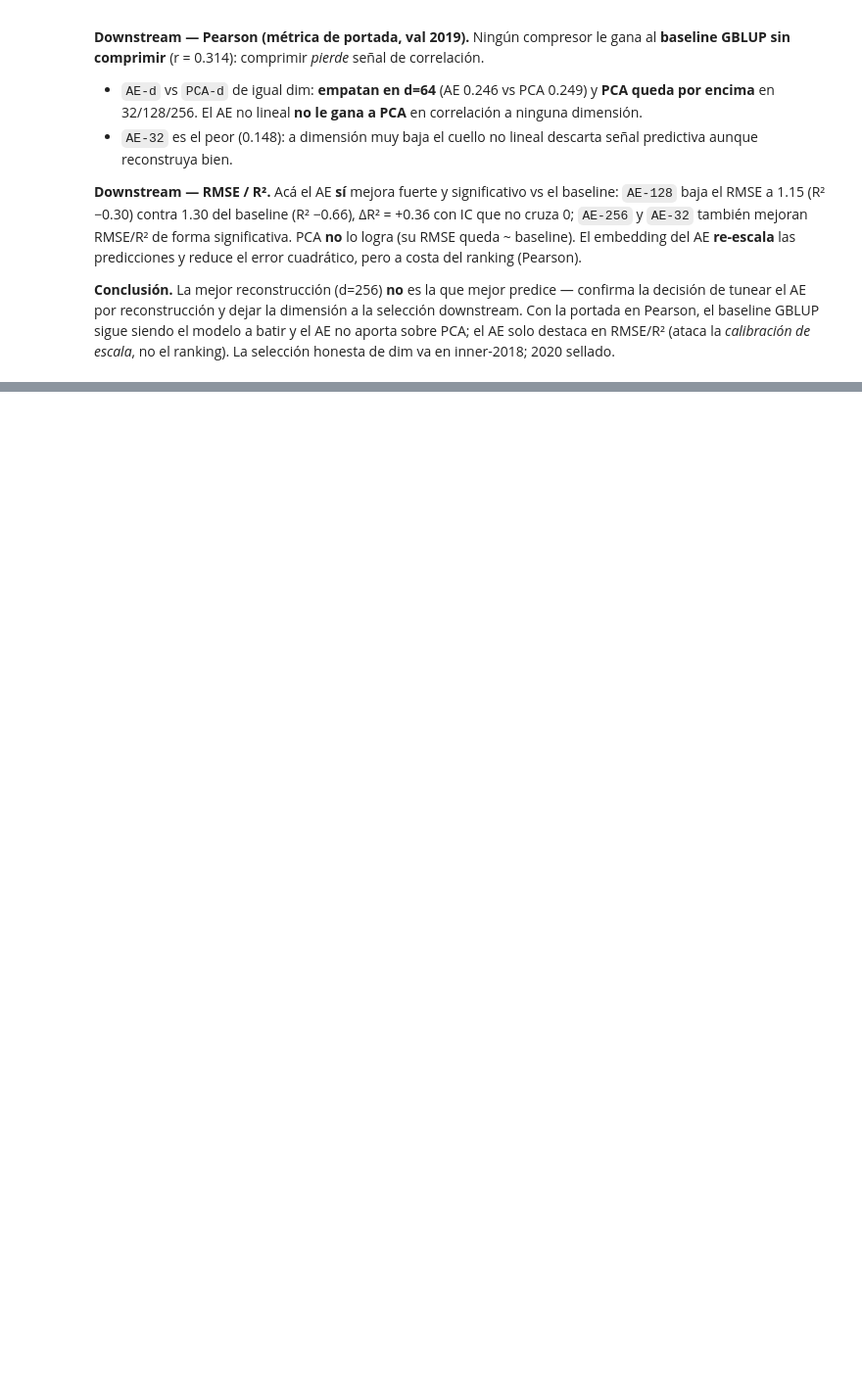
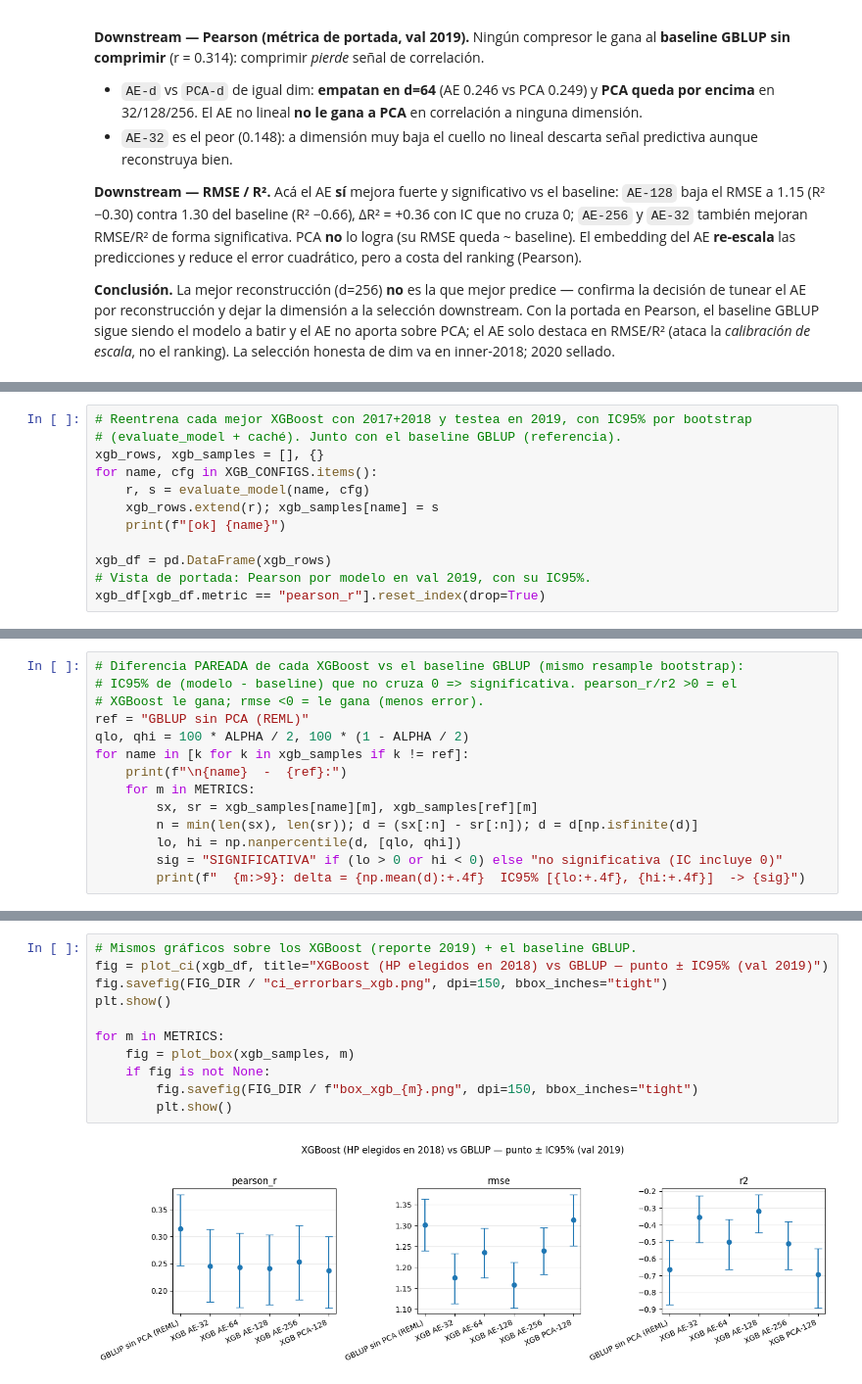
Before and after one commit to octavioromagnoli/maze-genomic-pred, a Jupyter notebook: notebooks/comparar_modelos_ci.ipynb, the cells around one changed output, grey strips where cells are left out. Shown at 98% size. Saved outputs shown, nothing was run; the diff lists cells and outputs as text; blank space fills up the shorter version.

```diff
--- a/notebooks/comparar_modelos_ci.ipynb
+++ b/notebooks/comparar_modelos_ci.ipynb
@@ -488,0 +552,12 @@ escala*, no el ranking). La selección honesta de dim va en inner-2018; 2020 sel
+# %%
+# Reentrena cada mejor XGBoost con 2017+2018 y testea en 2019, con IC95% por bootstrap
+# (evaluate_model + caché). Junto con el baseline GBLUP (referencia).
+xgb_rows, xgb_samples = [], {}
+for name, cfg in XGB_CONFIGS.items():
+    r, s = evaluate_model(name, cfg)
+    xgb_rows.extend(r); xgb_samples[name] = s
+    print(f"[ok] {name}")
+
+xgb_df = pd.DataFrame(xgb_rows)
+# Vista de portada: Pearson por modelo en val 2019, con su IC95%.
+xgb_df[xgb_df.metric == "pearson_r"].reset_index(drop=True)
@@ -488,0 +584,14 @@ escala*, no el ranking). La selección honesta de dim va en inner-2018; 2020 sel
+# %%
+# Diferencia PAREADA de cada XGBoost vs el baseline GBLUP (mismo resample bootstrap):
+# IC95% de (modelo - baseline) que no cruza 0 => significativa. pearson_r/r2 >0 = el
+# XGBoost le gana; rmse <0 = le gana (menos error).
+ref = "GBLUP sin PCA (REML)"
+qlo, qhi = 100 * ALPHA / 2, 100 * (1 - ALPHA / 2)
+for name in [k for k in xgb_samples if k != ref]:
+    print(f"\n{name}  -  {ref}:")
+    for m in METRICS:
+        sx, sr = xgb_samples[name][m], xgb_samples[ref][m]
+        n = min(len(sx), len(sr)); d = (sx[:n] - sr[:n]); d = d[np.isfinite(d)]
+        lo, hi = np.nanpercentile(d, [qlo, qhi])
+        sig = "SIGNIFICATIVA" if (lo > 0 or hi < 0) else "no significativa (IC incluye 0)"
+        print(f"  {m:>9}: delta = {np.mean(d):+.4f}  IC95% [{lo:+.4f}, {hi:+.4f}]  -> {sig}")
@@ -488,0 +616,13 @@ escala*, no el ranking). La selección honesta de dim va en inner-2018; 2020 sel
+# %%
+# Mismos gráficos sobre los XGBoost (reporte 2019) + el baseline GBLUP.
+fig = plot_ci(xgb_df, title="XGBoost (HP elegidos en 2018) vs GBLUP — punto ± IC95% (val 2019)")
+fig.savefig(FIG_DIR / "ci_errorbars_xgb.png", dpi=150, bbox_inches="tight")
+plt.show()
+
+for m in METRICS:
+    fig = plot_box(xgb_samples, m)
+    if fig is not None:
+        fig.savefig(FIG_DIR / f"box_xgb_{m}.png", dpi=150, bbox_inches="tight")
+        plt.show()
+# %% [output]
+[figure, added]
```
Also changed, not shown: parts of 6 cells of this notebook, 2 other files.
